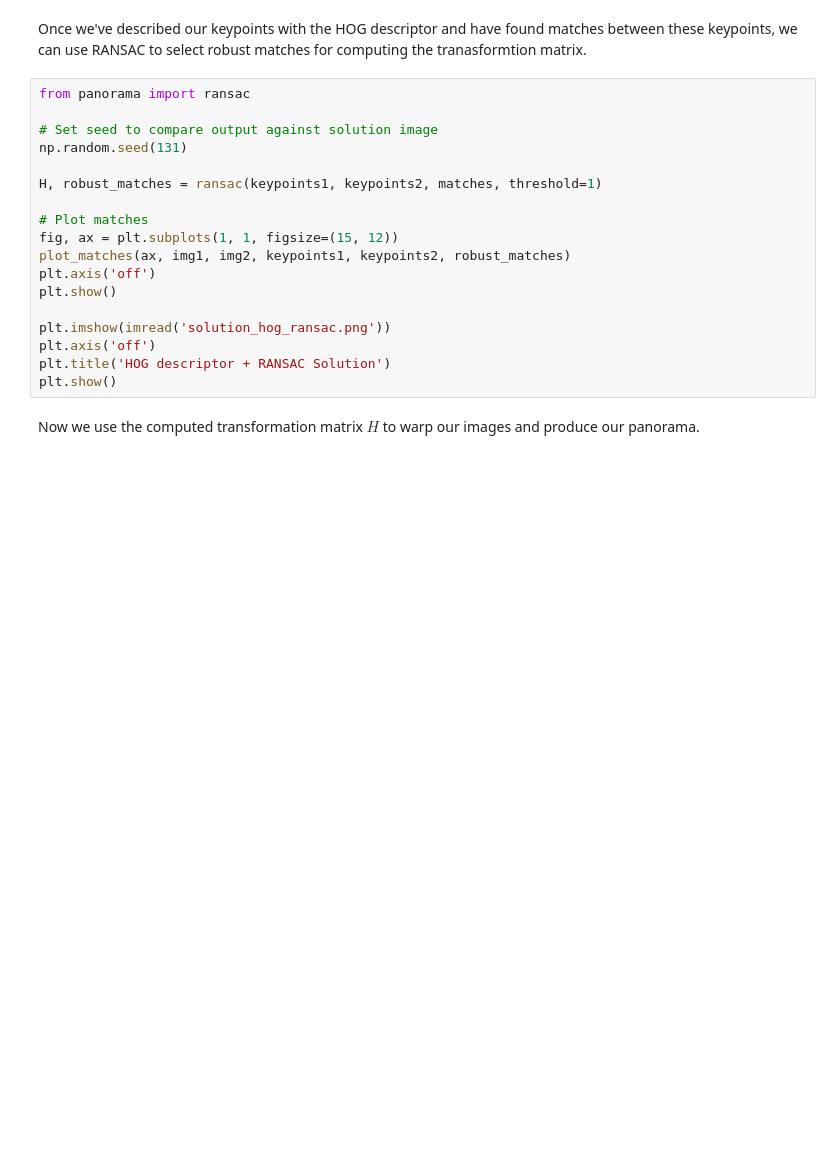
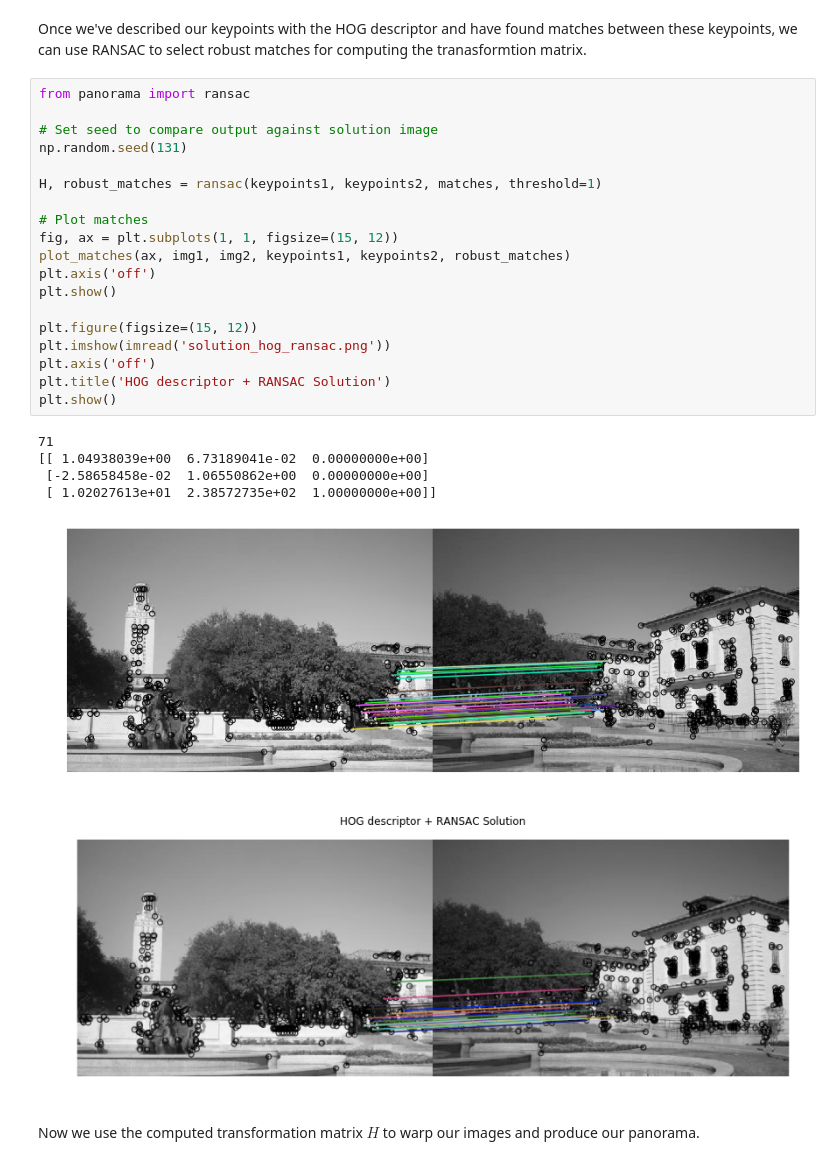
Before and after one commit to xuwd11/cs131_hws, a Jupyter notebook: hw3/hw3.ipynb, the cells around one changed output. Drawn from its saved outputs; the diff is of its cells as text; blank space fills up the shorter version.

```diff
--- a/hw3/hw3.ipynb
+++ b/hw3/hw3.ipynb
@@ -376,21 +413,29 @@ Once we've described our keypoints with the HOG descriptor and have found matche
 # %%
 from panorama import ransac
 
 # Set seed to compare output against solution image
 np.random.seed(131)
 
 H, robust_matches = ransac(keypoints1, keypoints2, matches, threshold=1)
 
 # Plot matches
 fig, ax = plt.subplots(1, 1, figsize=(15, 12))
 plot_matches(ax, img1, img2, keypoints1, keypoints2, robust_matches)
 plt.axis('off')
 plt.show()
 
+plt.figure(figsize=(15, 12))
 plt.imshow(imread('solution_hog_ransac.png'))
 plt.axis('off')
 plt.title('HOG descriptor + RANSAC Solution')
 plt.show()
+# %% [output]
+71
+[[ 1.04938039e+00  6.73189041e-02  0.00000000e+00]
+ [-2.58658458e-02  1.06550862e+00  0.00000000e+00]
+ [ 1.02027613e+01  2.38572735e+02  1.00000000e+00]]
+[figure, added]
+[figure, added]
 # %% [markdown]
 Now we use the computed transformation matrix $H$ to warp our images and produce our panorama.
 # %%
```
Also changed, not shown: parts of 16 cells of this notebook, 1 other file.
